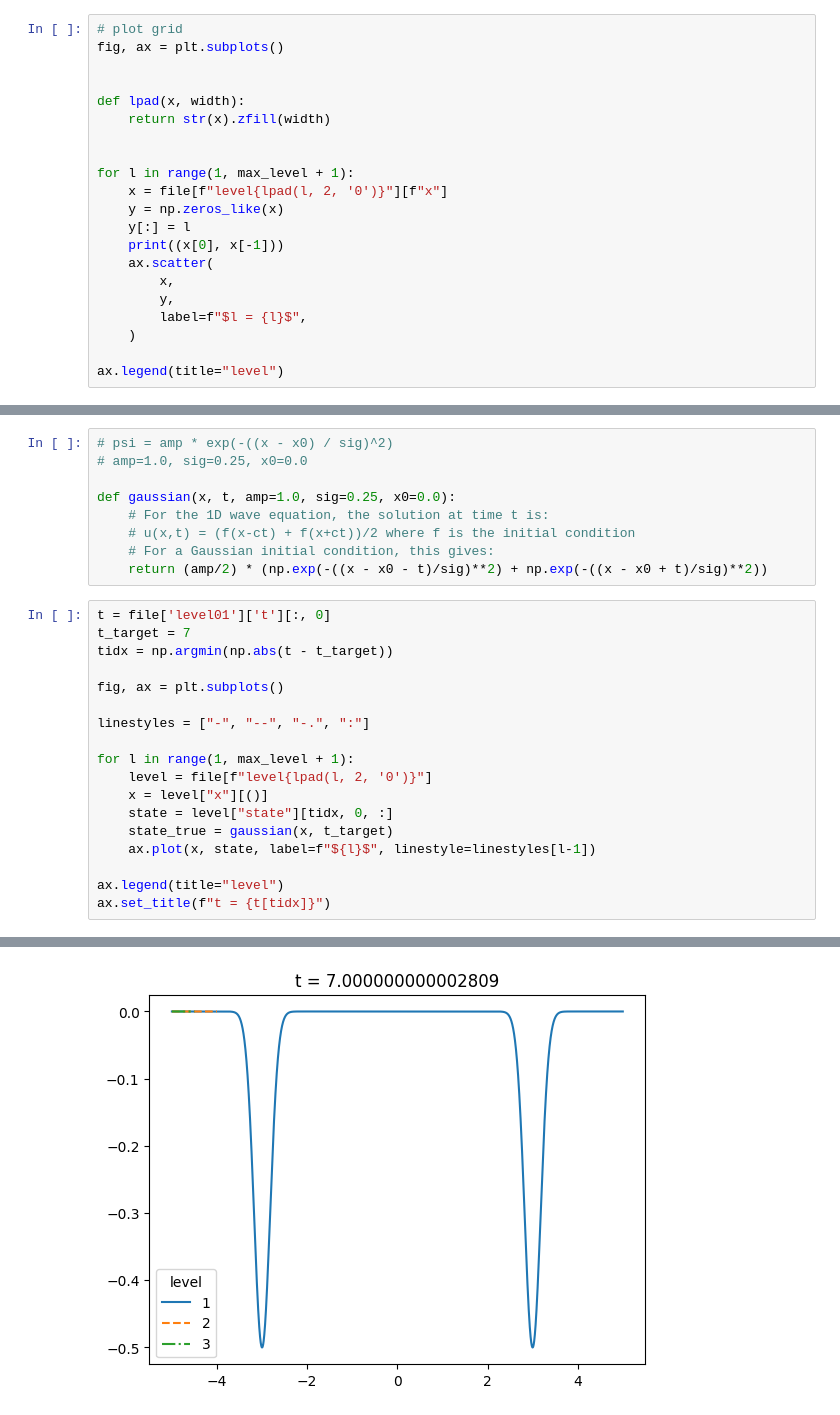
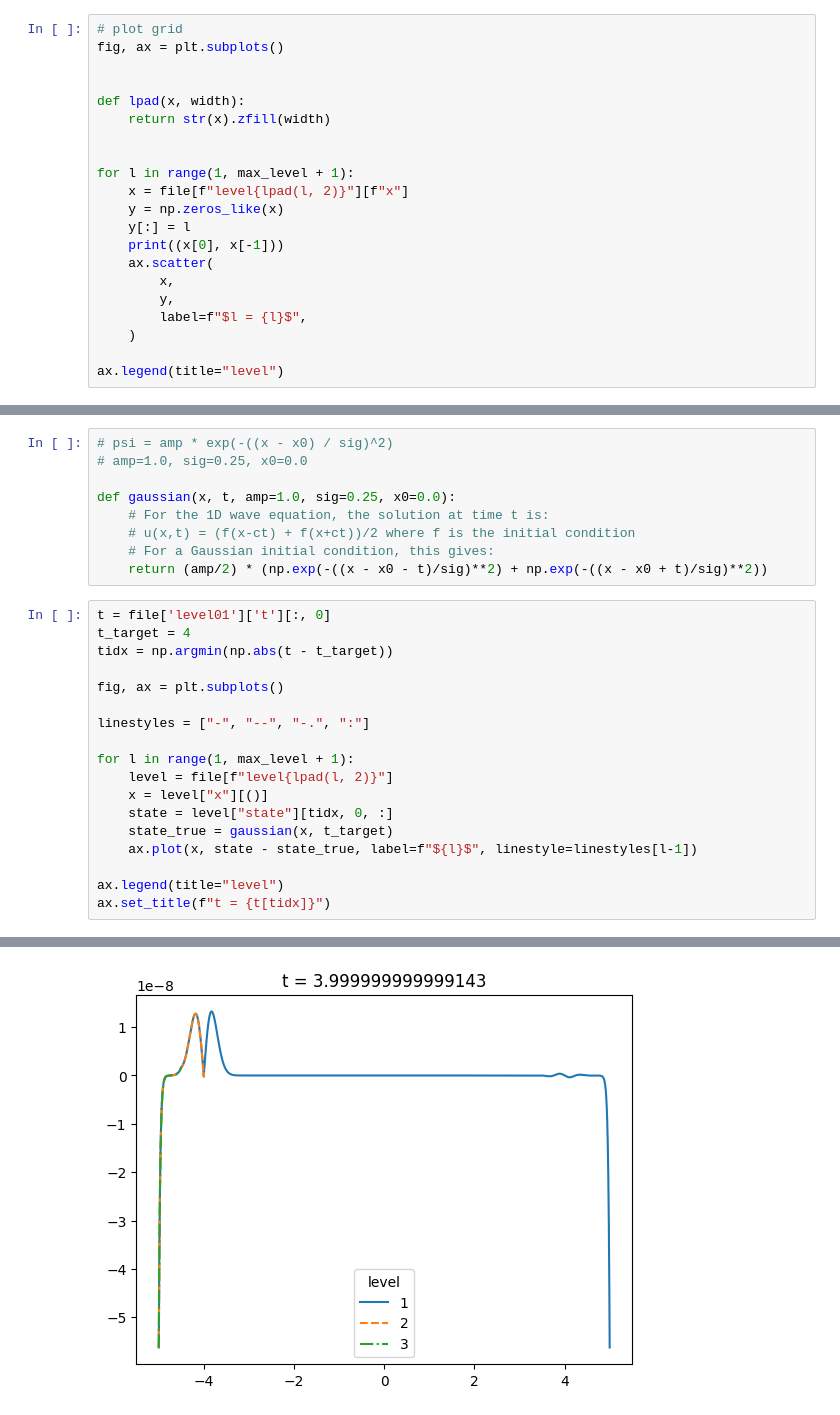
Before and after one commit to AuroraDysis/FixedMeshRefinement.jl, a Jupyter notebook: examples/wave/plot.ipynb, the cells around one changed output, grey strips where cells are left out. Cells and saved outputs as stored; diff of their text form.

```diff
--- a/examples/wave/plot.ipynb
+++ b/examples/wave/plot.ipynb
@@ -34,7 +34,7 @@ def lpad(x, width):
 
 
 for l in range(1, max_level + 1):
-    x = file[f"level{lpad(l, 2, '0')}"][f"x"]
+    x = file[f"level{lpad(l, 2)}"][f"x"]
     y = np.zeros_like(x)
     y[:] = l
     print((x[0], x[-1]))
@@ -62,7 +62,7 @@ def gaussian(x, t, amp=1.0, sig=0.25, x0=0.0):
     return (amp/2) * (np.exp(-((x - x0 - t)/sig)**2) + np.exp(-((x - x0 + t)/sig)**2))
 # %%
 t = file['level01']['t'][:, 0]
-t_target = 7
+t_target = 4
 tidx = np.argmin(np.abs(t - t_target))
 
 fig, ax = plt.subplots()
@@ -70,11 +70,11 @@ fig, ax = plt.subplots()
 linestyles = ["-", "--", "-.", ":"]
 
 for l in range(1, max_level + 1):
-    level = file[f"level{lpad(l, 2, '0')}"]
+    level = file[f"level{lpad(l, 2)}"]
     x = level["x"][()]
     state = level["state"][tidx, 0, :]
     state_true = gaussian(x, t_target)
-    ax.plot(x, state, label=f"${l}$", linestyle=linestyles[l-1])
+    ax.plot(x, state - state_true, label=f"${l}$", linestyle=linestyles[l-1])
 
 ax.legend(title="level")
 ax.set_title(f"t = {t[tidx]}")
@@ -83 +83 @@ Text(0.5, 1.0, 't = 7.000000000002809')
-[figure, old version]
+[figure, new version]
```
Also changed, not shown: parts of 3 cells of this notebook, 5 other files.
